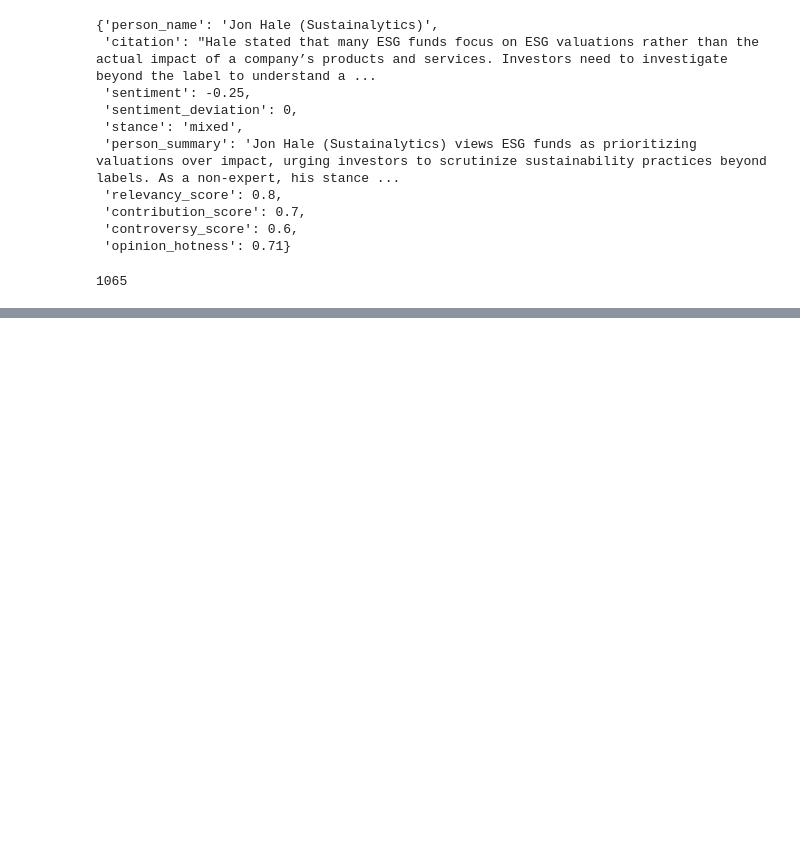
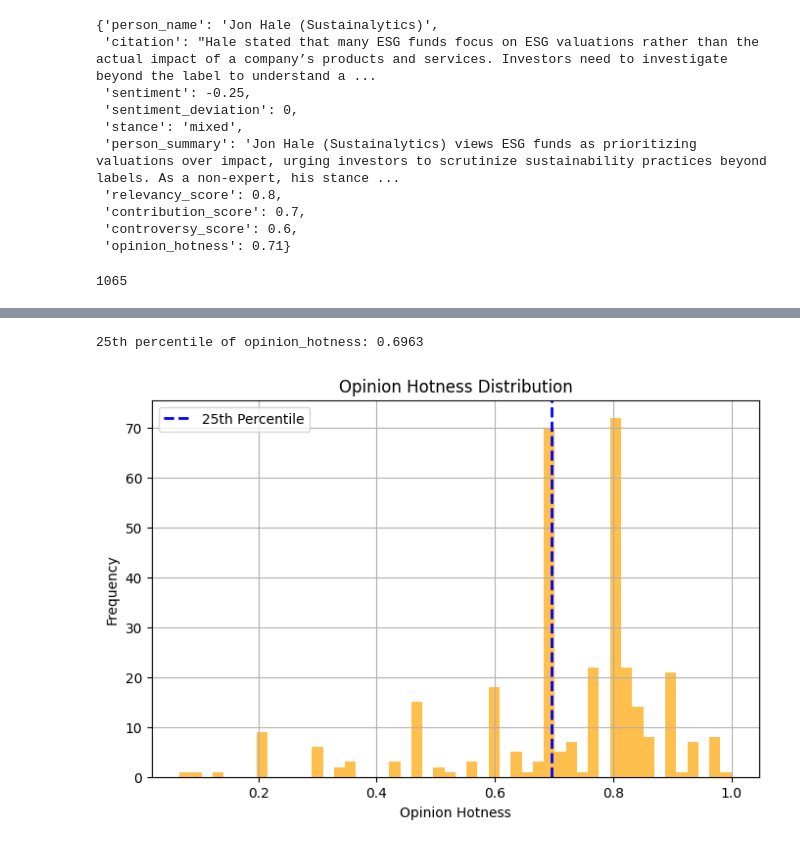
Before and after one commit to Demvok/NewsAnalysis, a Jupyter notebook: main_test.ipynb, the cells around one changed output, grey strips where cells are left out. Drawn from its saved outputs; the diff is of its cells as text; code cells hidden in the pictures; blank space fills up the shorter version.

```diff
--- a/main_test.ipynb
+++ b/main_test.ipynb
@@ -306,3 +333,29 @@ df.opinion_hotness.hist(bins=50, color='orange')
+# %%
+opinion_3_df = pd.DataFrame(t_execute_query(
+    """
+    select do.controversy_score, do.contribution_score, do.relevancy_score, do.opinion_hotness, do.is_selected
+    from dimOpinion do
+    left join dimArticle da on do.fk_origin_article_id = da.article_id
+    left join dimTopic dt on da.fk_topic_id = dt.topic_id
+    where dt.topic_id = 3;
+"""
+))
+# %%
+import matplotlib.pyplot as plt
+
+plt.figure(figsize=(8, 5))
+opinion_3_df.opinion_hotness.hist(bins=50, color='orange', alpha=0.7)
+percentile_25 = opinion_3_df.opinion_hotness.quantile(0.25)
+print("25th percentile of opinion_hotness:", percentile_25)
+plt.axvline(percentile_25, color='blue', linestyle='dashed', linewidth=2, label='25th Percentile')
+plt.title('Opinion Hotness Distribution')
+plt.xlabel('Opinion Hotness')
+plt.ylabel('Frequency')
+plt.legend()
+plt.show()
+# %% [output]
+25th percentile of opinion_hotness: 0.6963
+[figure, added]
 # %%
 opinion_df['is_selected'].value_counts().plot.pie(
     autopct='%1.1f%%',
```
Also changed, not shown: parts of 11 cells of this notebook, 17 other files.
